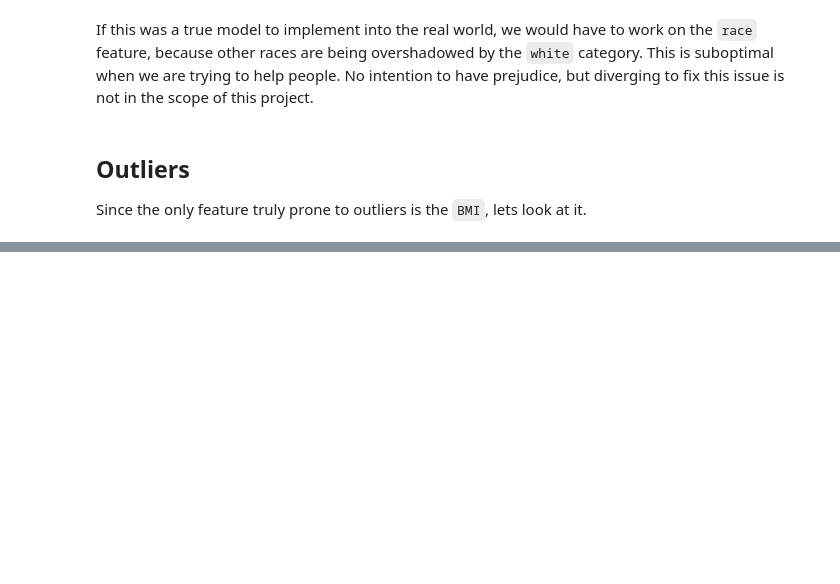
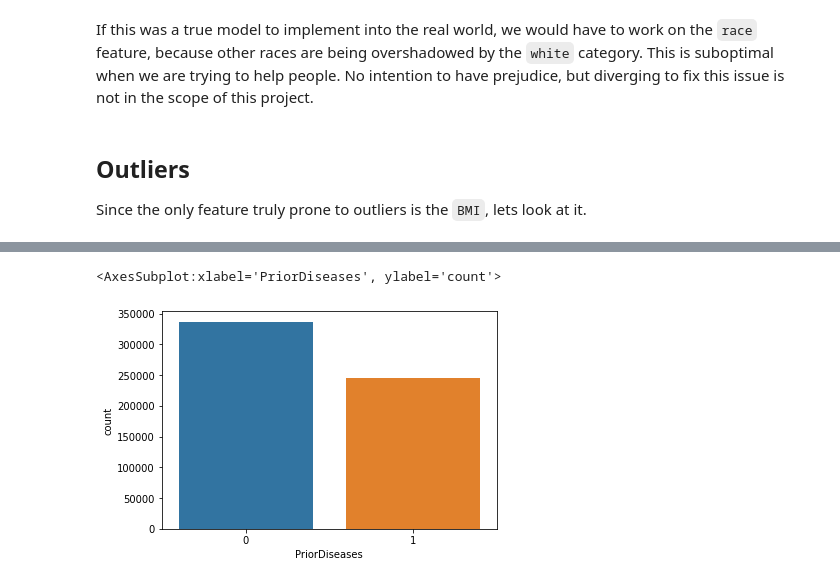
Before and after one commit to Portugapt/AAA-Explainability, a Jupyter notebook: source/2_preparation/2_heart_processing.ipynb, the cells around one changed output, grey strips where cells are left out. Drawn from its saved outputs; the diff is of its cells as text; code cells hidden in the pictures; blank space fills up the shorter version.

```diff
--- a/source/2_preparation/2_heart_processing.ipynb
+++ b/source/2_preparation/2_heart_processing.ipynb
@@ -282,0 +327,8 @@ Since the only feature truly prone to outliers is the `BMI`, lets look at it.
+# %%
+logging.info(f'STANDARD SCALE BMI FEATURE')
+bmi_scaler = StandardScaler()
+bmi_scaler_fit = bmi_scaler.fit(dfHeart_preprocessed[(dfHeart_preprocessed['Set'] == 'train')]['BMI'].values.reshape(-1, 1))
+
+logging.info(f'SAVE STANDARD SCALE MAPPER')
+with open(f'{_ABSOLUTE_DIR}/../artifacts/transformation_maps/heart/bmi_scaler.pickle',"wb") as f:
+        pickle.dump(bmi_scaler_fit, f)
@@ -282,0 +428,15 @@ Since the only feature truly prone to outliers is the `BMI`, lets look at it.
+# %%
+# Group Stroke, Skin Cancer, Asthma and KidneyDisease into a "Prior Diseases" feature
+
+logging.info(f'CREATE HABITS FEATURE')
+# Group Smoking, Alcohol Drinking and Physical Activity into a "Bad Habits" feature.
+conds_priors = [
+    (dfHeart_preprocessed['Stroke'] == True) | (dfHeart_preprocessed['SkinCancer'] == True) | \
+    (dfHeart_preprocessed['KidneyDisease'] == True) | (dfHeart_preprocessed['Asthma'] == True),
+]
+
+choices_priors = [
+    1
+]
+
+dfHeart_preprocessed['PriorDiseases'] = np.select(conds_priors, choices_priors, default = 0)
@@ -282,0 +449,5 @@ Since the only feature truly prone to outliers is the `BMI`, lets look at it.
+# %%
+sns.countplot(x = dfHeart_preprocessed['PriorDiseases'])
+# %% [output]
+<AxesSubplot:xlabel='PriorDiseases', ylabel='count'>
+[figure, added]
```
Also changed, not shown: parts of 33 cells of this notebook, 4 other files.
